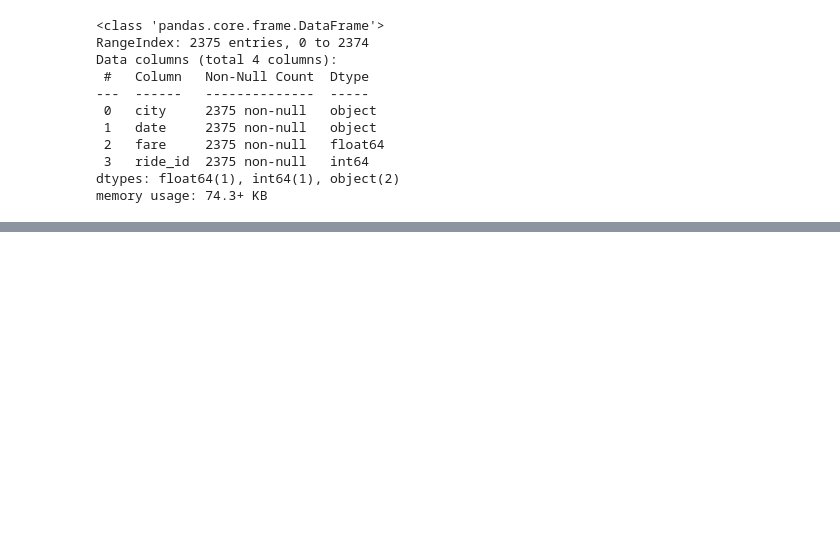
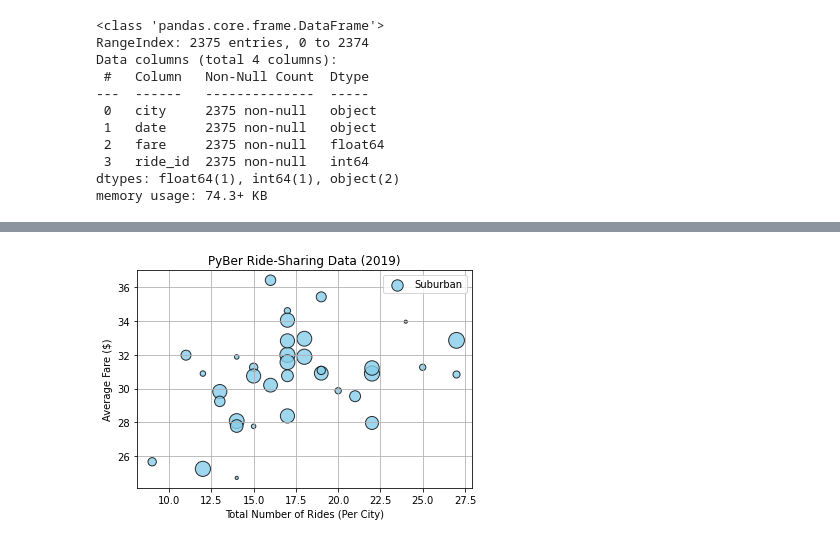
Before and after one commit to rgoldsberry/pyber-analysis, a Jupyter notebook: PyBer.ipynb, the cells around one changed output, grey strips where cells are left out. Saved outputs shown, nothing was run; the diff lists cells and outputs as text; code cells hidden in the pictures; blank space fills up the shorter version.

```diff
--- a/PyBer.ipynb
+++ b/PyBer.ipynb
@@ -54,0 +134,16 @@ pyber_data_df.head(10)
+# %%
+#making suburban scatter plot
+
+plt.scatter(suburban_ride_count,suburban_avg_fare, s = [num*10 for num in suburban_driver_count],
+            edgecolor = "k", linewidth=1, color = "skyblue", alpha = .8, label = "Suburban")
+plt.legend()
+
+plt.xlabel("Total Number of Rides (Per City)")
+plt.ylabel("Average Fare ($)")
+plt.title("PyBer Ride-Sharing Data (2019)")
+plt.grid(True)
+
+
+plt.show()
+# %% [output]
+[figure, added]
```
Also changed, not shown: parts of 9 cells of this notebook, 1 other file.
